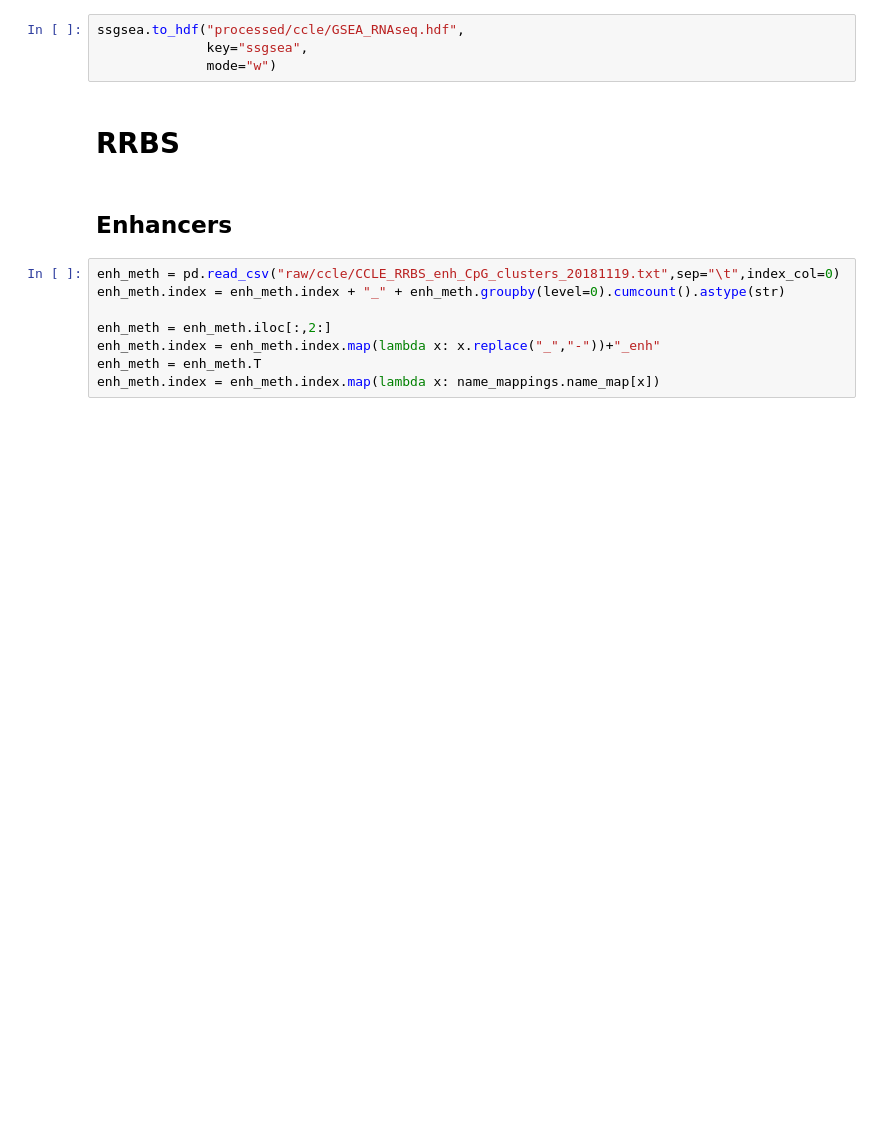
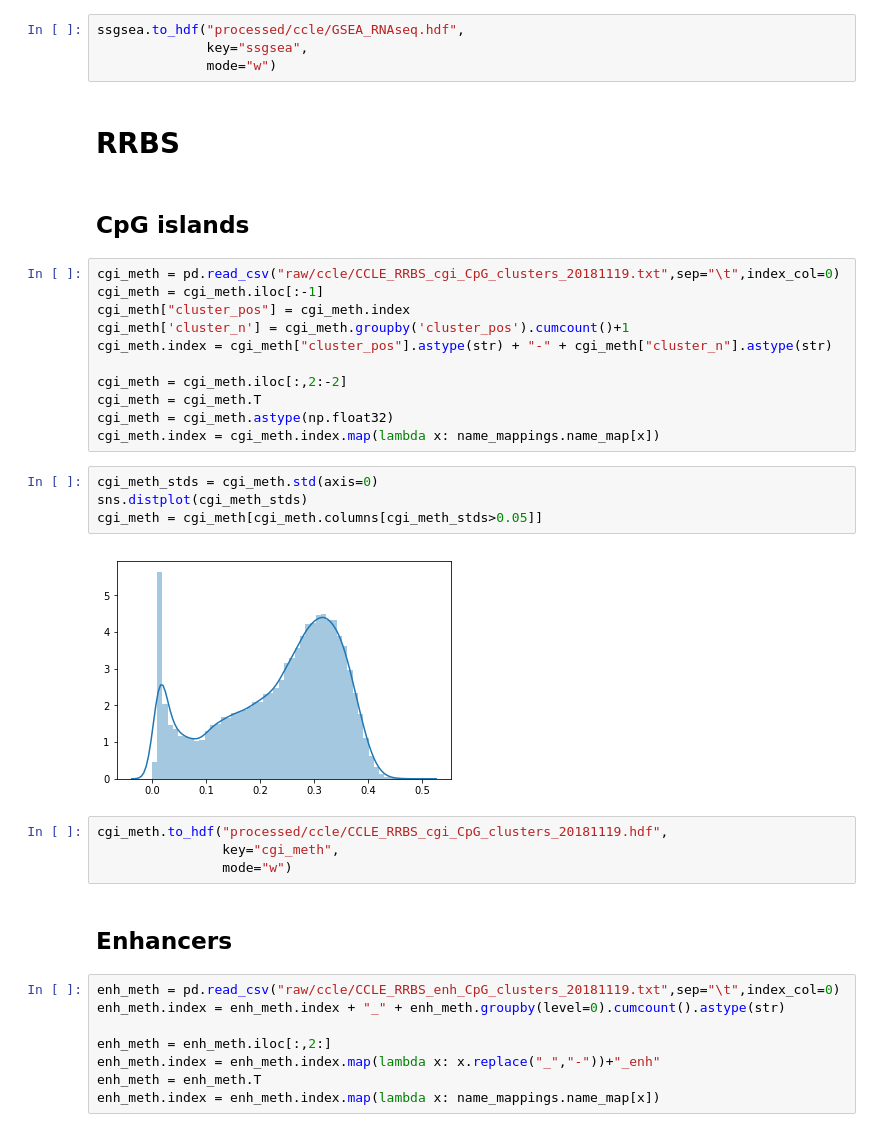
Before and after one commit to kevinhu/cancer_data, a Jupyter notebook: process_ccle.ipynb, the cells around one changed output. Saved outputs shown, nothing was run; the diff lists cells and outputs as text; blank space fills up the shorter version.

```diff
--- a/process_ccle.ipynb
+++ b/process_ccle.ipynb
@@ -179,6 +179,29 @@ ssgsea.to_hdf("processed/ccle/GSEA_RNAseq.hdf",
               mode="w")
 # %% [markdown]
 # RRBS
+# %% [markdown]
+## CpG islands
+# %%
+cgi_meth = pd.read_csv("raw/ccle/CCLE_RRBS_cgi_CpG_clusters_20181119.txt",sep="\t",index_col=0)
+cgi_meth = cgi_meth.iloc[:-1]
+cgi_meth["cluster_pos"] = cgi_meth.index
+cgi_meth['cluster_n'] = cgi_meth.groupby('cluster_pos').cumcount()+1
+cgi_meth.index = cgi_meth["cluster_pos"].astype(str) + "-" + cgi_meth["cluster_n"].astype(str)
+
+cgi_meth = cgi_meth.iloc[:,2:-2]
+cgi_meth = cgi_meth.T
+cgi_meth = cgi_meth.astype(np.float32)
+cgi_meth.index = cgi_meth.index.map(lambda x: name_mappings.name_map[x])
+# %%
+cgi_meth_stds = cgi_meth.std(axis=0)
+sns.distplot(cgi_meth_stds)
+cgi_meth = cgi_meth[cgi_meth.columns[cgi_meth_stds>0.05]]
+# %% [output]
+[figure, added]
+# %%
+cgi_meth.to_hdf("processed/ccle/CCLE_RRBS_cgi_CpG_clusters_20181119.hdf",
+                key="cgi_meth",
+                mode="w")
 # %% [markdown]
 ## Enhancers
 # %%
```
